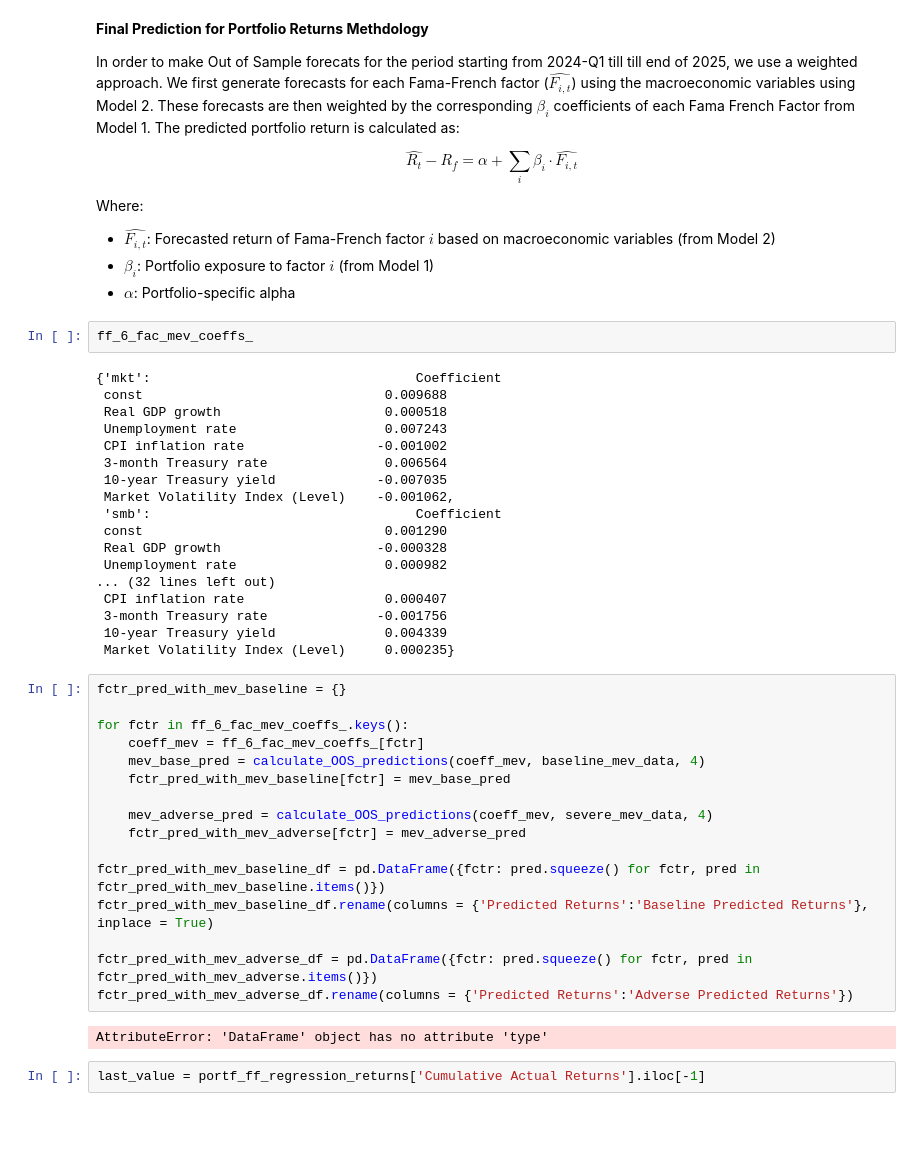
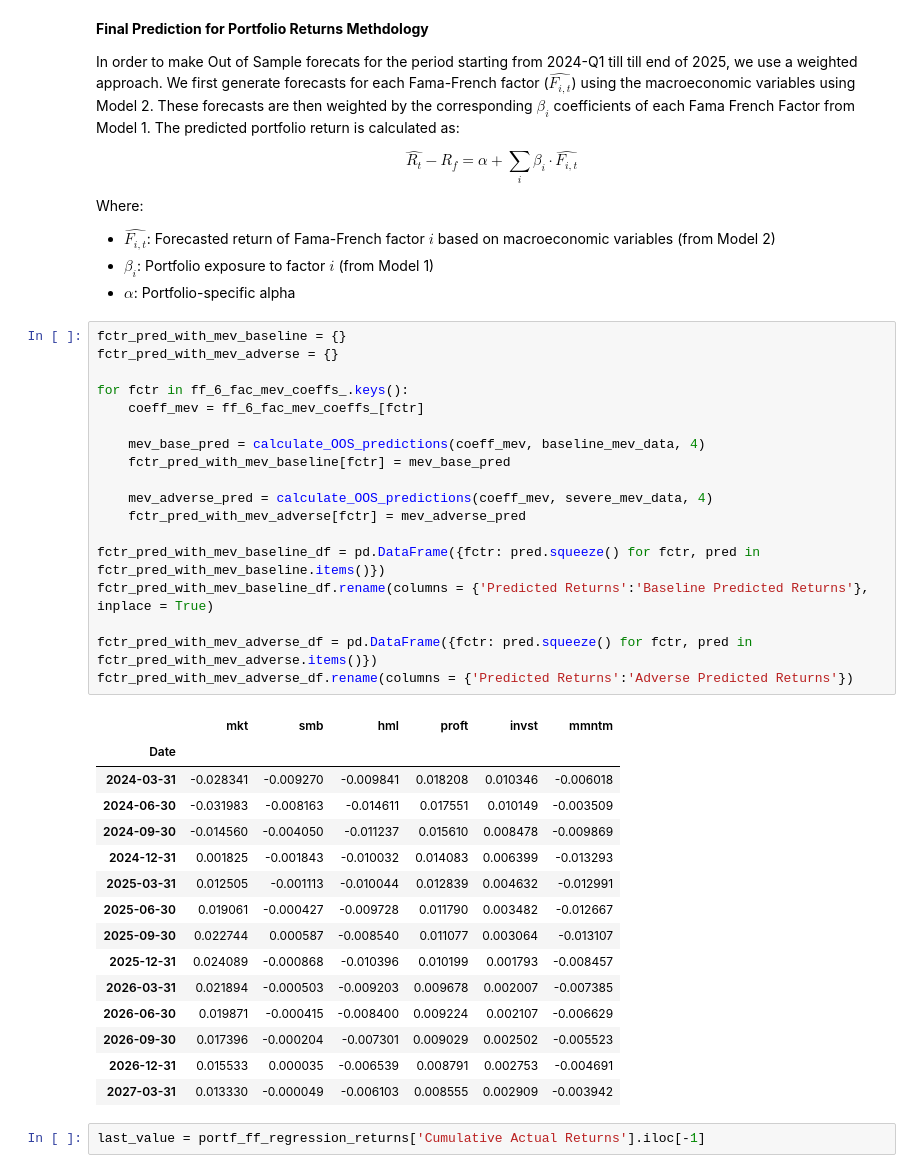
Before and after one commit to Raafayuqaily/TE-Portfolio-Stress-Testing-Final-Project, a Jupyter notebook: Section_5_KB.ipynb, the cells around one changed output. Cells and saved outputs as stored; diff of their text form; blank space fills up the shorter version.

```diff
--- a/Section_5_KB.ipynb
+++ b/Section_5_KB.ipynb
@@ -462,44 +483,40 @@ Where:
 - $\hat{F_{i,t}}$: Forecasted return of Fama-French factor $i$ based on macroeconomic variables (from Model 2)
 - $\beta_i$: Portfolio exposure to factor $i$ (from Model 1)
 - $\alpha$: Portfolio-specific alpha
-# %%
-ff_6_fac_mev_coeffs_
-# %% [output]
-{'mkt':                                  Coefficient
- const                               0.009688
- Real GDP growth                     0.000518
- Unemployment rate                   0.007243
- CPI inflation rate                 -0.001002
- 3-month Treasury rate               0.006564
- 10-year Treasury yield             -0.007035
- Market Volatility Index (Level)    -0.001062,
- 'smb':                                  Coefficient
- const                               0.001290
- Real GDP growth                    -0.000328
- Unemployment rate                   0.000982
-... (32 lines left out)
- CPI inflation rate                  0.000407
- 3-month Treasury rate              -0.001756
- 10-year Treasury yield              0.004339
- Market Volatility Index (Level)     0.000235}
 # %%
 fctr_pred_with_mev_baseline = {}
+fctr_pred_with_mev_adverse = {}
 
 for fctr in ff_6_fac_mev_coeffs_.keys():
     coeff_mev = ff_6_fac_mev_coeffs_[fctr]
+
     mev_base_pred = calculate_OOS_predictions(coeff_mev, baseline_mev_data, 4)
     fctr_pred_with_mev_baseline[fctr] = mev_base_pred
 
     mev_adverse_pred = calculate_OOS_predictions(coeff_mev, severe_mev_data, 4)
     fctr_pred_with_mev_adverse[fctr] = mev_adverse_pred
 
 fctr_pred_with_mev_baseline_df = pd.DataFrame({fctr: pred.squeeze() for fctr, pred in fctr_pred_with_mev_baseline.items()})
 fctr_pred_with_mev_baseline_df.rename(columns = {'Predicted Returns':'Baseline Predicted Returns'}, inplace = True)
 
 fctr_pred_with_mev_adverse_df = pd.DataFrame({fctr: pred.squeeze() for fctr, pred in fctr_pred_with_mev_adverse.items()})
 fctr_pred_with_mev_adverse_df.rename(columns = {'Predicted Returns':'Adverse Predicted Returns'})
 # %% [output]
-AttributeError: 'DataFrame' object has no attribute 'type'
+|  | mkt | smb | hml | proft | invst | mmntm |
+| Date |  |  |  |  |  |  |
+| 2024-03-31 | -0.028341 | -0.009270 | -0.009841 | 0.018208 | 0.010346 | -0.006018 |
+| 2024-06-30 | -0.031983 | -0.008163 | -0.014611 | 0.017551 | 0.010149 | -0.003509 |
+| 2024-09-30 | -0.014560 | -0.004050 | -0.011237 | 0.015610 | 0.008478 | -0.009869 |
+| 2024-12-31 | 0.001825 | -0.001843 | -0.010032 | 0.014083 | 0.006399 | -0.013293 |
+| 2025-03-31 | 0.012505 | -0.001113 | -0.010044 | 0.012839 | 0.004632 | -0.012991 |
+| 2025-06-30 | 0.019061 | -0.000427 | -0.009728 | 0.011790 | 0.003482 | -0.012667 |
+| 2025-09-30 | 0.022744 | 0.000587 | -0.008540 | 0.011077 | 0.003064 | -0.013107 |
+| 2025-12-31 | 0.024089 | -0.000868 | -0.010396 | 0.010199 | 0.001793 | -0.008457 |
+| 2026-03-31 | 0.021894 | -0.000503 | -0.009203 | 0.009678 | 0.002007 | -0.007385 |
+| 2026-06-30 | 0.019871 | -0.000415 | -0.008400 | 0.009224 | 0.002107 | -0.006629 |
+| 2026-09-30 | 0.017396 | -0.000204 | -0.007301 | 0.009029 | 0.002502 | -0.005523 |
+| 2026-12-31 | 0.015533 | 0.000035 | -0.006539 | 0.008791 | 0.002753 | -0.004691 |
+| 2027-03-31 | 0.013330 | -0.000049 | -0.006103 | 0.008555 | 0.002909 | -0.003942 |
 # %%
 last_value = portf_ff_regression_returns['Cumulative Actual Returns'].iloc[-1]
 # %%
```
Also changed, not shown: parts of 7 cells of this notebook, 6 other files.
